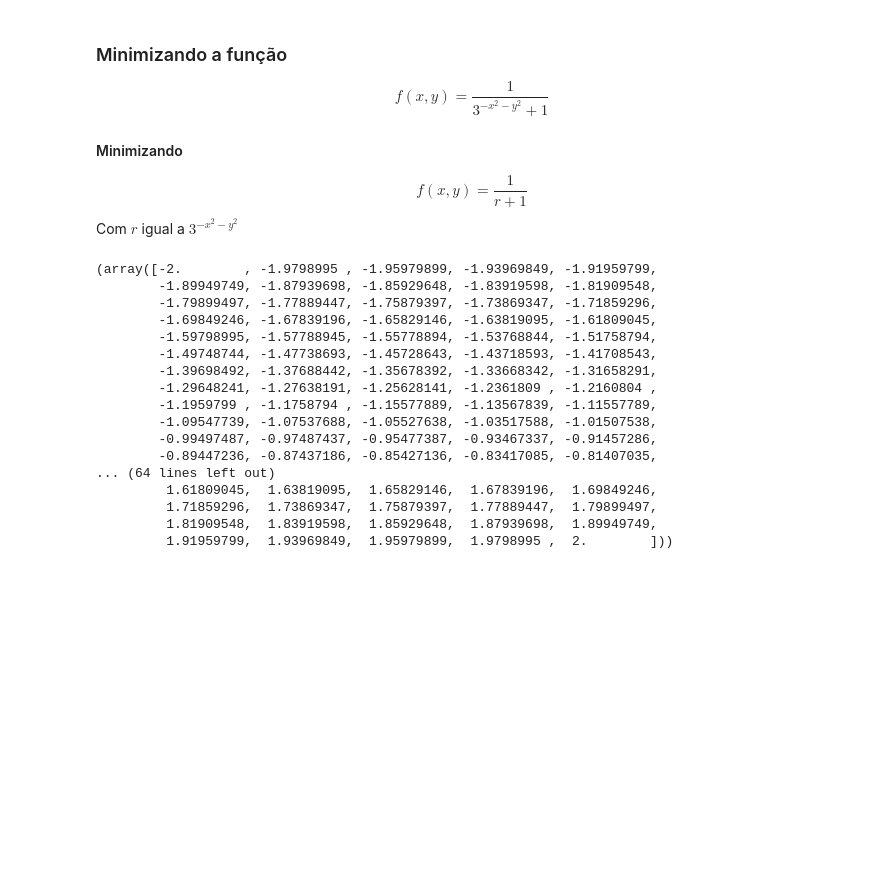
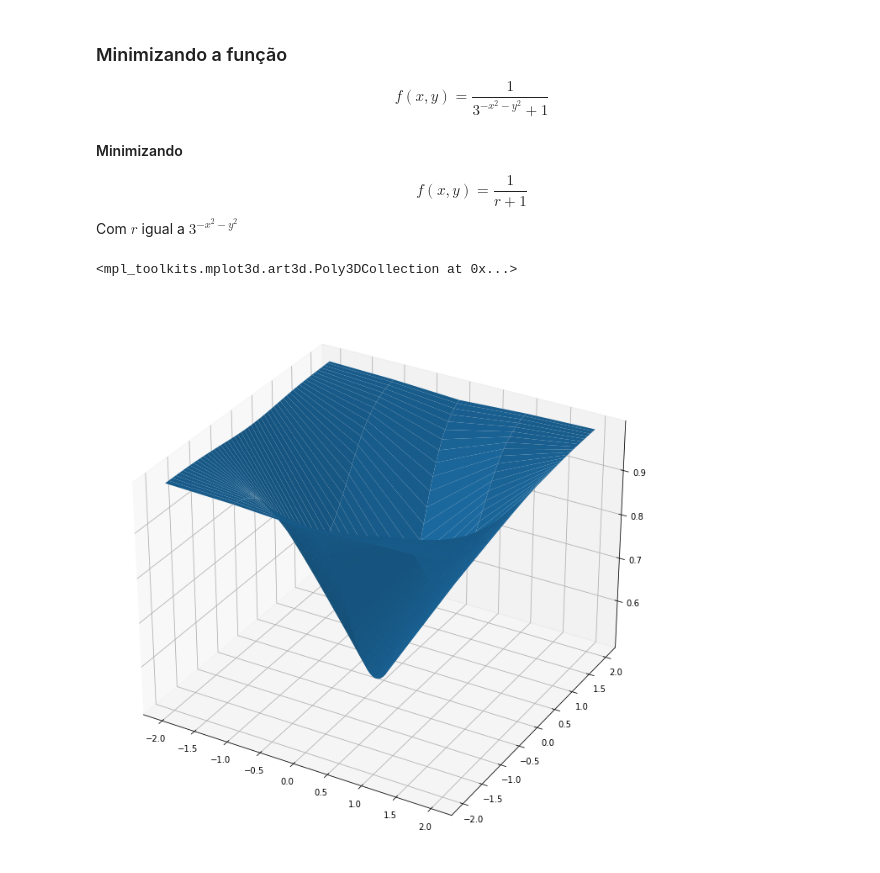
Before and after one commit to jhonatacaiob/Bootcamp-Data-Science, a Jupyter notebook: Secao-4/Grandient Descend.ipynb, the cells around one changed output. Saved outputs shown, nothing was run; the diff lists cells and outputs as text; code cells hidden in the pictures; blank space fills up the shorter version.

Commit message:
Grafico plotado

```diff
--- a/Secao-4/Grandient Descend.ipynb
+++ b/Secao-4/Grandient Descend.ipynb
@@ -25,23 +25,19 @@ def f(x, y):
     return 1 / (r + 1)
 # %%
 #Gerando dados
-x = np.linspace(start = -2, stop = 2, num = 200)
+x = np.linspace(start = -2, stop = 2, num = 5)
 y = np.linspace(start = -2, stop = 2, num = 200)
+
+
+x, y = np.meshgrid(x, y)
-# %% [output]
-(array([-2.        , -1.9798995 , -1.95979899, -1.93969849, -1.91959799,
-        -1.89949749, -1.87939698, -1.85929648, -1.83919598, -1.81909548,
-        -1.79899497, -1.77889447, -1.75879397, -1.73869347, -1.71859296,
-        -1.69849246, -1.67839196, -1.65829146, -1.63819095, -1.61809045,
-        -1.59798995, -1.57788945, -1.55778894, -1.53768844, -1.51758794,
-        -1.49748744, -1.47738693, -1.45728643, -1.43718593, -1.41708543,
-        -1.39698492, -1.37688442, -1.35678392, -1.33668342, -1.31658291,
-        -1.29648241, -1.27638191, -1.25628141, -1.2361809 , -1.2160804 ,
-        -1.1959799 , -1.1758794 , -1.15577889, -1.13567839, -1.11557789,
-        -1.09547739, -1.07537688, -1.05527638, -1.03517588, -1.01507538,
-        -0.99497487, -0.97487437, -0.95477387, -0.93467337, -0.91457286,
-        -0.89447236, -0.87437186, -0.85427136, -0.83417085, -0.81407035,
-... (64 lines left out)
-         1.61809045,  1.63819095,  1.65829146,  1.67839196,  1.69849246,
-         1.71859296,  1.73869347,  1.75879397,  1.77889447,  1.79899497,
-         1.81909548,  1.83919598,  1.85929648,  1.87939698,  1.89949749,
-         1.91959799,  1.93969849,  1.95979899,  1.9798995 ,  2.        ]))
+# %%
+#Gerando grafico 3d
+
+
+fig = plt.figure(figsize = [16,12])
+ax = fig.gca(projection = "3d")
+
+ax.plot_surface(x, y, f(x, y))
+# %% [output]
+<mpl_toolkits.mplot3d.art3d.Poly3DCollection at 0x...>
+[figure, added]
```
